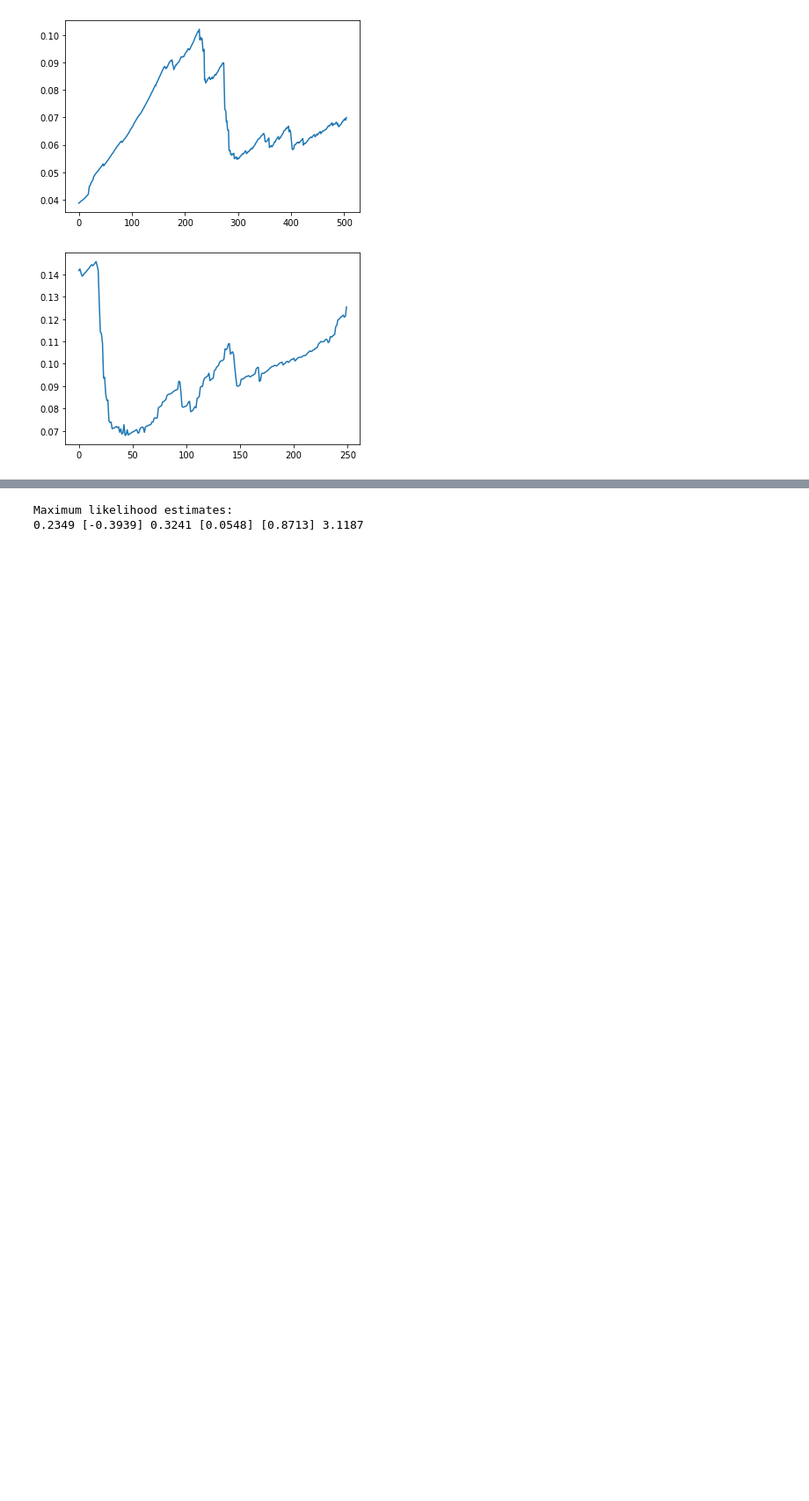
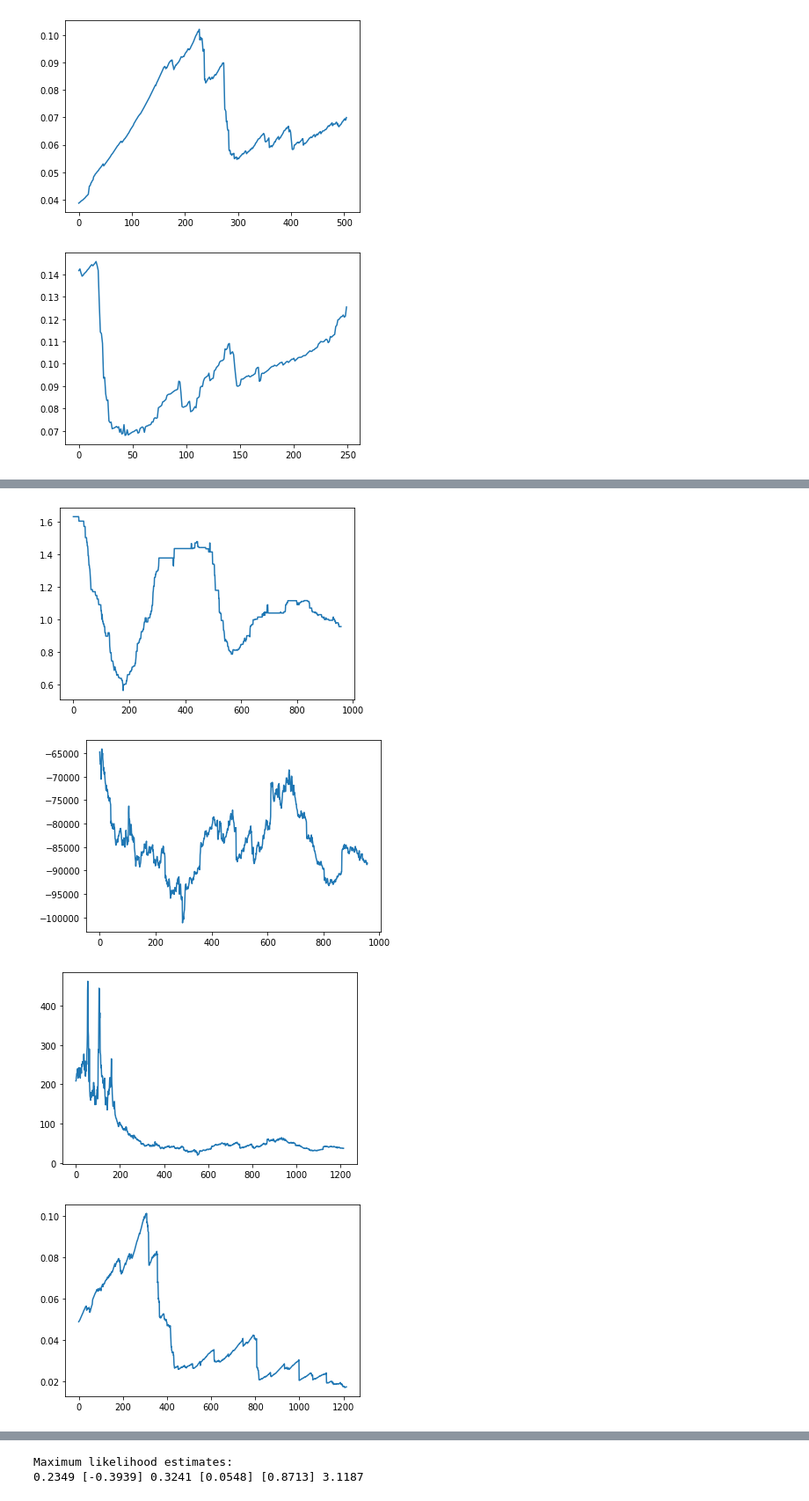
Before and after one commit to igseg/power_markets, a Jupyter notebook: Code.ipynb, the cells around one changed output, grey strips where cells are left out. Shown at 88% size. Cells and saved outputs as stored; diff of their text form; code cells hidden in the pictures; blank space fills up the shorter version.

```diff
--- a/Code.ipynb
+++ b/Code.ipynb
@@ -1257,0 +1337,14 @@ plt.show()
+# %%
+plt.plot(Rs)
+plt.show()
+plt.plot(Pts)
+plt.show()
+plt.plot(prices)
+plt.show()
+plt.plot(sigmas)
+plt.show()
+# %% [output]
+[figure, added]
+[figure, added]
+[figure, added]
+[figure, added]
```
Also changed, not shown: parts of 12 cells of this notebook.
